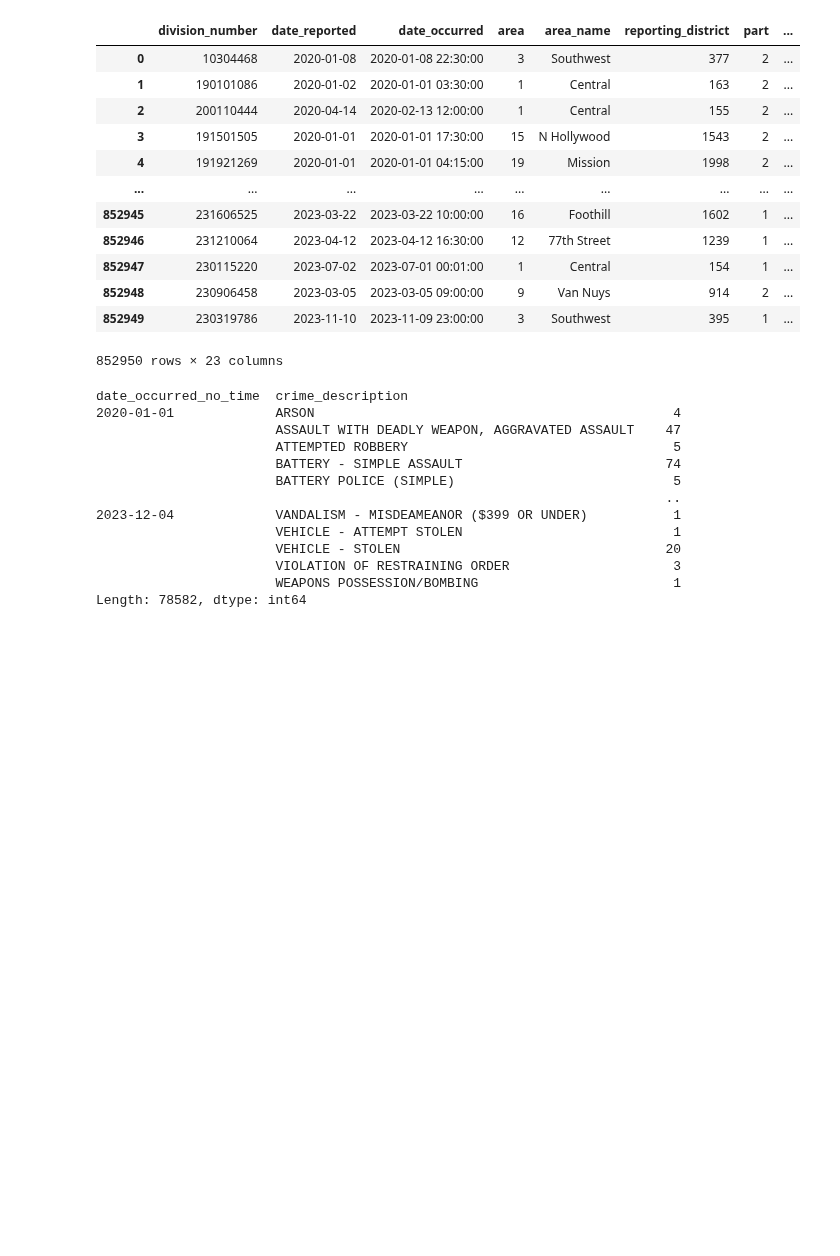
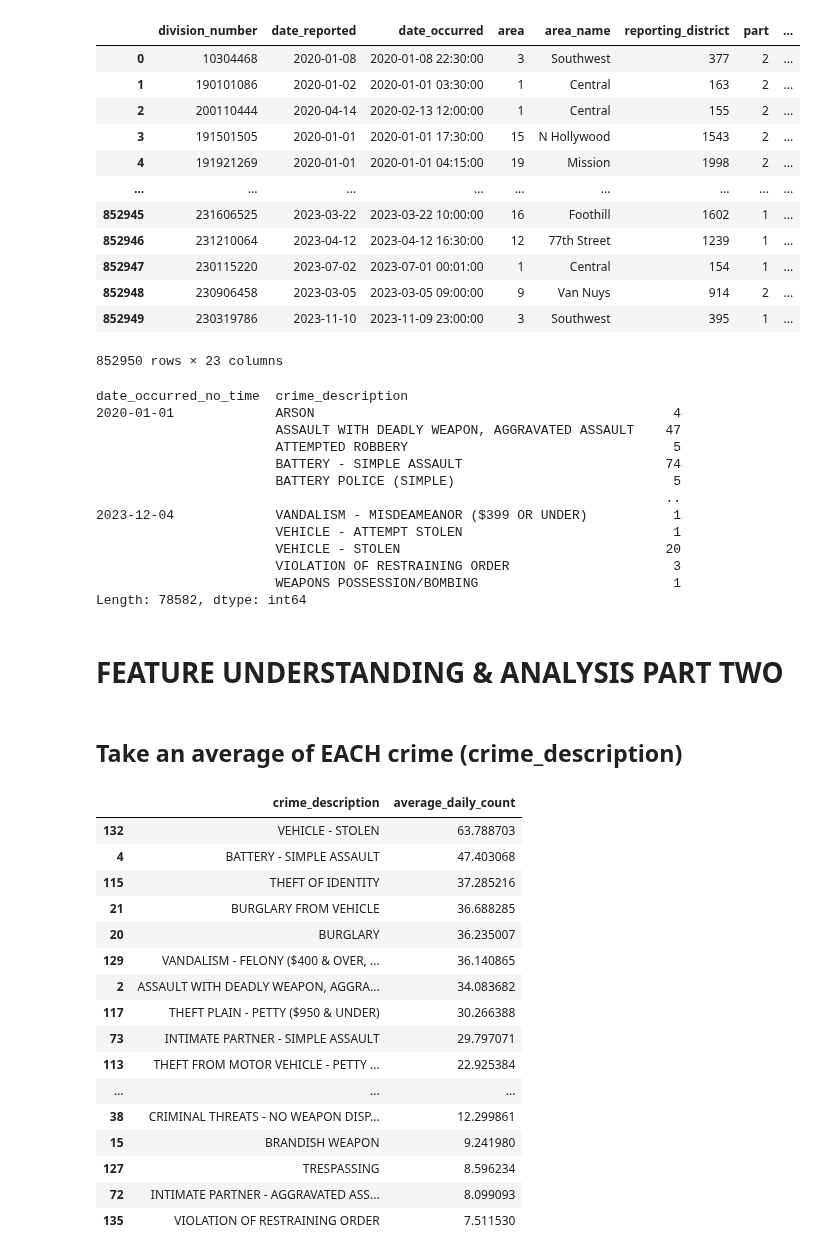
Before and after one commit to ettolrahc97/LA-Crime-Data-Analysis-Project, a Jupyter notebook: LA Crime.ipynb, the cells around one changed output. Saved outputs shown, nothing was run; the diff lists cells and outputs as text; code cells hidden in the pictures; blank space fills up the shorter version.

Commit message:
Take an average of each crime

```diff
--- a/LA Crime.ipynb
+++ b/LA Crime.ipynb
@@ -341,3 +341,28 @@ date_occurred_no_time  crime_description
 Length: 78582, dtype: int64
 # %%
 crime_per_day = df.groupby(['date_occurred_no_time', 'crime_description']).size()
+# %% [markdown]
+# FEATURE UNDERSTANDING & ANALYSIS PART TWO
+# %% [markdown]
+## Take an average of EACH crime (crime_description)
+# %%
+crime_per_day.groupby('crime_description').mean()\
+            .reset_index(name = 'average_daily_count').sort_values(by = 'average_daily_count', ascending=False).head(20)
+# %% [output]
+|  | crime_description | average_daily_count |
+| 132 | VEHICLE - STOLEN | 63.788703 |
+| 4 | BATTERY - SIMPLE ASSAULT | 47.403068 |
+| 115 | THEFT OF IDENTITY | 37.285216 |
+| 21 | BURGLARY FROM VEHICLE | 36.688285 |
+| 20 | BURGLARY | 36.235007 |
+| 129 | VANDALISM - FELONY ($400 & OVER, ... | 36.140865 |
+| 2 | ASSAULT WITH DEADLY WEAPON, AGGRA... | 34.083682 |
+| 117 | THEFT PLAIN - PETTY ($950 & UNDER) | 30.266388 |
+| 73 | INTIMATE PARTNER - SIMPLE ASSAULT | 29.797071 |
+| 113 | THEFT FROM MOTOR VEHICLE - PETTY ... | 22.925384 |
+| ... | ... | ... |
+| 38 | CRIMINAL THREATS - NO WEAPON DISP... | 12.299861 |
+| 15 | BRANDISH WEAPON | 9.241980 |
+| 127 | TRESPASSING | 8.596234 |
+| 72 | INTIMATE PARTNER - AGGRAVATED ASS... | 8.099093 |
+| 135 | VIOLATION OF RESTRAINING ORDER | 7.511530 |
```
